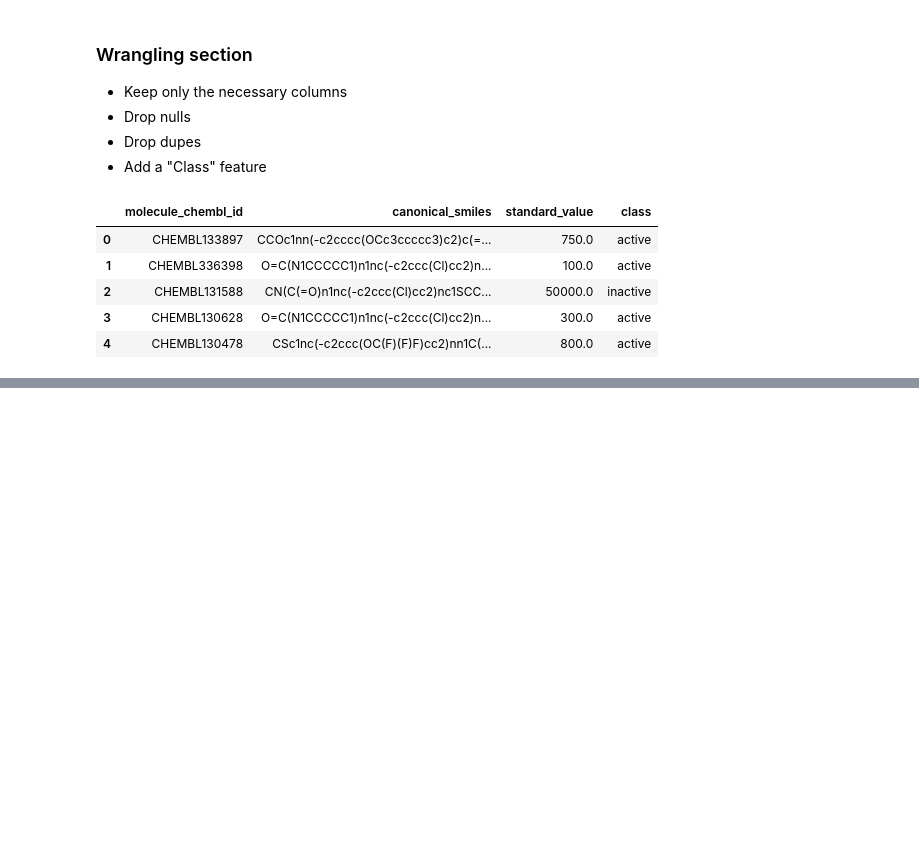
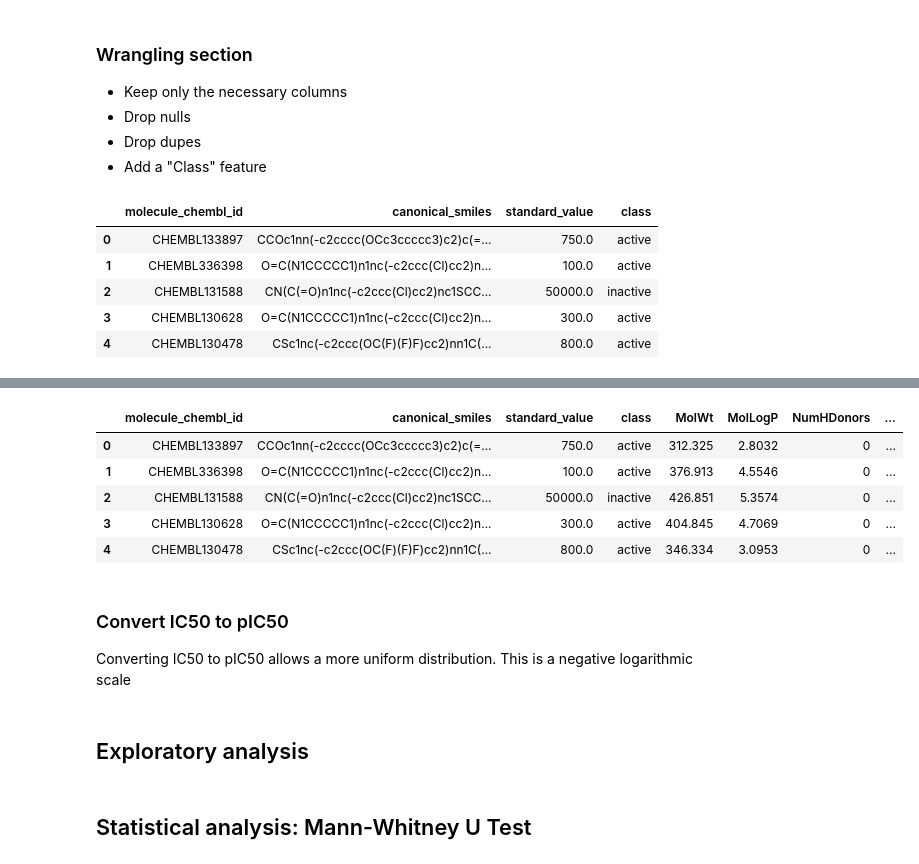
Before and after one commit to cory-walker/bitesize-bioinformatics, a Jupyter notebook: bitesize-bioinformatics.ipynb, the cells around one changed output, grey strips where cells are left out. Cells and saved outputs as stored; diff of their text form; code cells hidden in the pictures; blank space fills up the shorter version.

Commit message:
added exploratory analysis

```diff
--- a/bitesize-bioinformatics.ipynb
+++ b/bitesize-bioinformatics.ipynb
@@ -62,11 +74,19 @@ def classify_standard_value(x):
         return "intermediate"
     return "active"
 
-dfc = df[["molecule_chembl_id","canonical_smiles","standard_value"]].copy()
-dfc.dropna(axis=0,how="any", subset=["standard_value","canonical_smiles"], inplace=True)
-dfc.drop_duplicates(["canonical_smiles"], inplace=True)
-dfc['class'] = dfc['standard_value'].apply(lambda x: classify_standard_value(x))
-dfc.to_csv("bioactivity_"+chembl_id +"_clean.csv", index=False)
+def clean_smile(x):
+    cpd = str(x).split('.')
+    return max(cpd,key=len)
+
+if not os.path.exists("bioactivity_"+chembl_id +"_clean.csv"):
+    dfc = df[["molecule_chembl_id","canonical_smiles","standard_value"]].copy()
+    dfc.dropna(axis=0,how="any", subset=["standard_value","canonical_smiles"], inplace=True)
+    dfc.drop_duplicates(["canonical_smiles"], inplace=True)
+    dfc['class'] = dfc['standard_value'].apply(lambda x: classify_standard_value(x))
+    dfc['canonical_smiles'] = dfc['canonical_smiles'].apply(lambda x: clean_smile(x))
+    dfc.to_csv("bioactivity_"+chembl_id +"_clean.csv", index=False)
+else:
+    dfc = pd.read_csv("bioactivity_"+chembl_id +"_clean.csv")
 dfc.head()
 # %% [output]
 |  | molecule_chembl_id | canonical_smiles | standard_value | class |
@@ -77,0 +106,23 @@ dfc.head()
+# %%
+def get_lipinski_descriptors(smile):
+    mol=Chem.MolFromSmiles(smile)
+
+    MolWt=Descriptors.MolWt(mol)
+    MolLogP=Descriptors.MolLogP(mol)
+    NumHDonors = Lipinski.NumHDonors(mol)
+    NumHAcceptors = Lipinski.NumHAcceptors(mol)
+    return MolWt,MolLogP,NumHDonors,NumHAcceptors
+
+dfc[["MolWt","MolLogP","NumHDonors","NumHAcceptors"]] = -1
+dfc["MolWt"],dfc["MolLogP"],dfc["NumHDonors"],dfc["NumHAcceptors"] = zip(*dfc['canonical_smiles'].map(get_lipinski_descriptors))
+dfc.head()
+# %% [output]
+|  | molecule_chembl_id | canonical_smiles | standard_value | class | MolWt | MolLogP | NumHDonors | ... |
+| 0 | CHEMBL133897 | CCOc1nn(-c2cccc(OCc3ccccc3)c2)c(=... | 750.0 | active | 312.325 | 2.8032 | 0 | ... |
+| 1 | CHEMBL336398 | O=C(N1CCCCC1)n1nc(-c2ccc(Cl)cc2)n... | 100.0 | active | 376.913 | 4.5546 | 0 | ... |
+| 2 | CHEMBL131588 | CN(C(=O)n1nc(-c2ccc(Cl)cc2)nc1SCC... | 50000.0 | inactive | 426.851 | 5.3574 | 0 | ... |
+| 3 | CHEMBL130628 | O=C(N1CCCCC1)n1nc(-c2ccc(Cl)cc2)n... | 300.0 | active | 404.845 | 4.7069 | 0 | ... |
+| 4 | CHEMBL130478 | CSc1nc(-c2ccc(OC(F)(F)F)cc2)nn1C(... | 800.0 | active | 346.334 | 3.0953 | 0 | ... |
+# %% [markdown]
+### Convert IC50 to pIC50
+Converting IC50 to pIC50 allows a more uniform distribution. This is a negative logarithmic scale
@@ -77,0 +140,2 @@ dfc.head()
+# %% [markdown]
+## Exploratory analysis
@@ -77,0 +156,2 @@ dfc.head()
+# %% [markdown]
+## Statistical analysis: Mann-Whitney U Test
```
Also changed, not shown: parts of 10 cells of this notebook, 1 other file.
